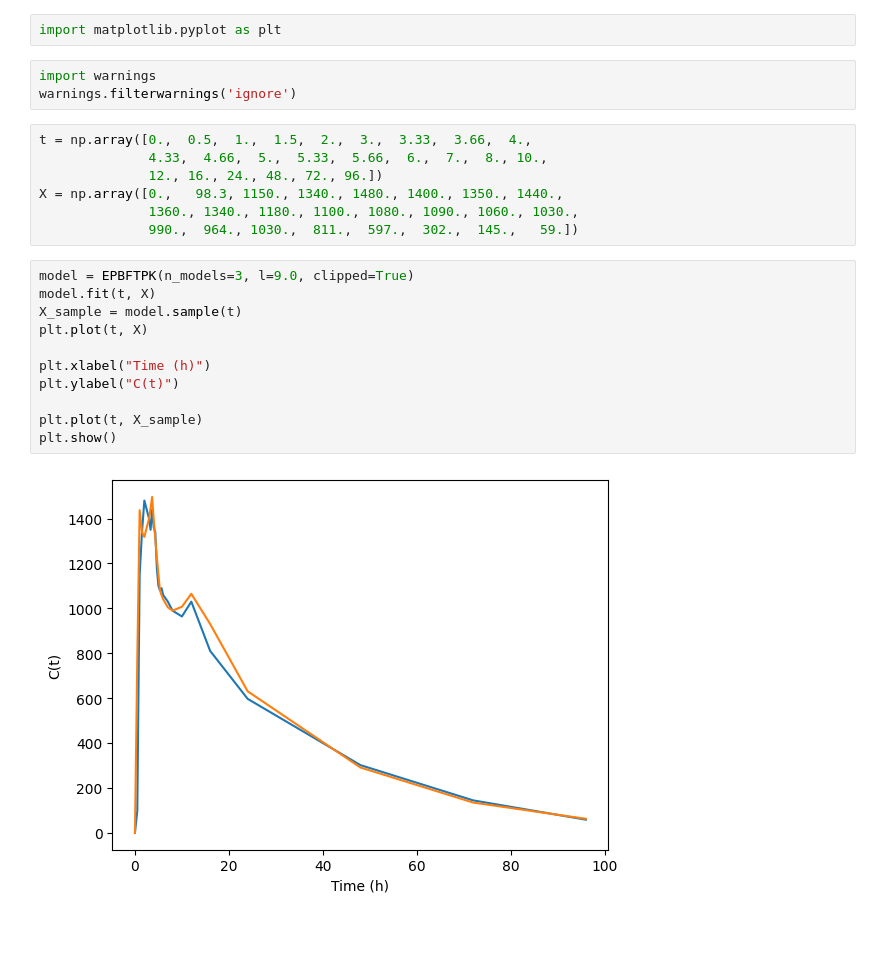
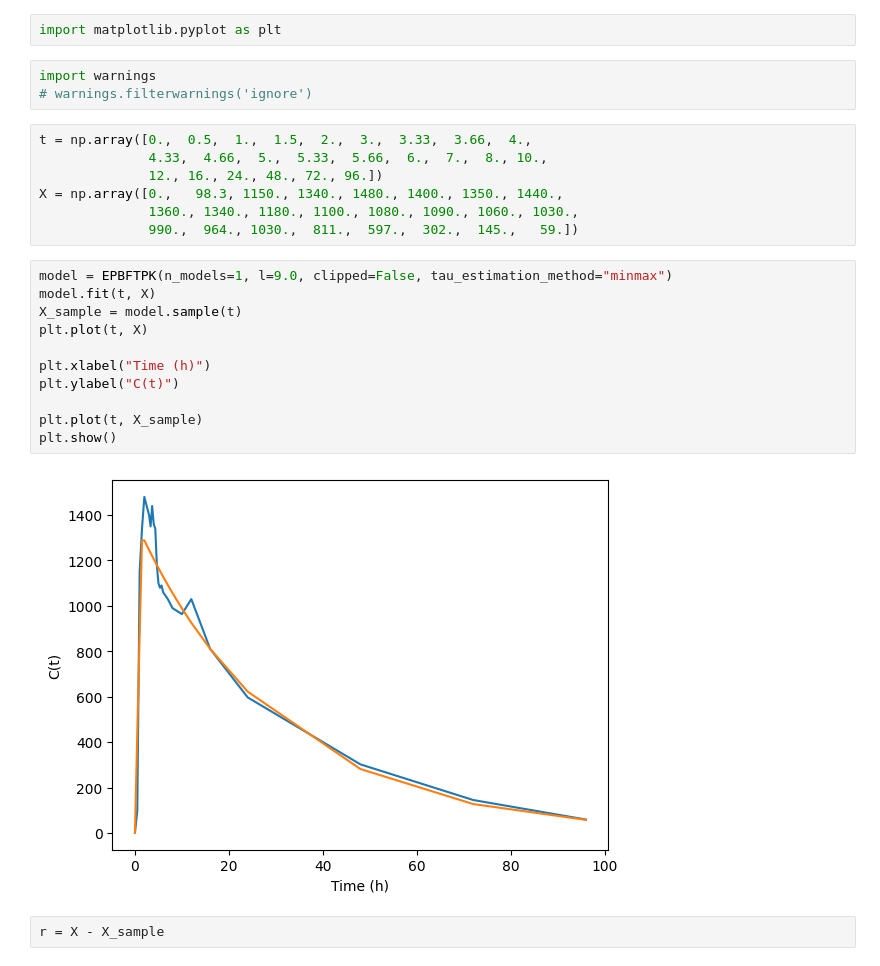
Before and after one commit to LumbaBalumba/pharmapynetics, a Jupyter notebook: examples/model_fitting.ipynb, the cells around one changed output. Saved outputs shown, nothing was run; the diff lists cells and outputs as text; blank space fills up the shorter version.

```diff
--- a/examples/model_fitting.ipynb
+++ b/examples/model_fitting.ipynb
@@ -5,7 +5,7 @@ import numpy as np
 import matplotlib.pyplot as plt
 # %%
 import warnings
-warnings.filterwarnings('ignore')
+# warnings.filterwarnings('ignore')
 # %%
 t = np.array([0.,  0.5,  1.,  1.5,  2.,  3.,  3.33,  3.66,  4.,
               4.33,  4.66,  5.,  5.33,  5.66,  6.,  7.,  8., 10.,
@@ -14,15 +14,17 @@ X = np.array([0.,   98.3, 1150., 1340., 1480., 1400., 1350., 1440.,
               1360., 1340., 1180., 1100., 1080., 1090., 1060., 1030.,
               990.,  964., 1030.,  811.,  597.,  302.,  145.,   59.])
 # %%
-model = EPBFTPK(n_models=3, l=9.0, clipped=True)
+model = EPBFTPK(n_models=1, l=9.0, clipped=False, tau_estimation_method="minmax")
 model.fit(t, X)
 X_sample = model.sample(t)
 plt.plot(t, X)
 
 plt.xlabel("Time (h)")
 plt.ylabel("C(t)")
 
 plt.plot(t, X_sample)
 plt.show()
 # %% [output]
-[figure, old version]
+[figure, new version]
+# %%
+r = X - X_sample
```
Also changed, not shown: parts of 11 cells of this notebook, 2 other files.
